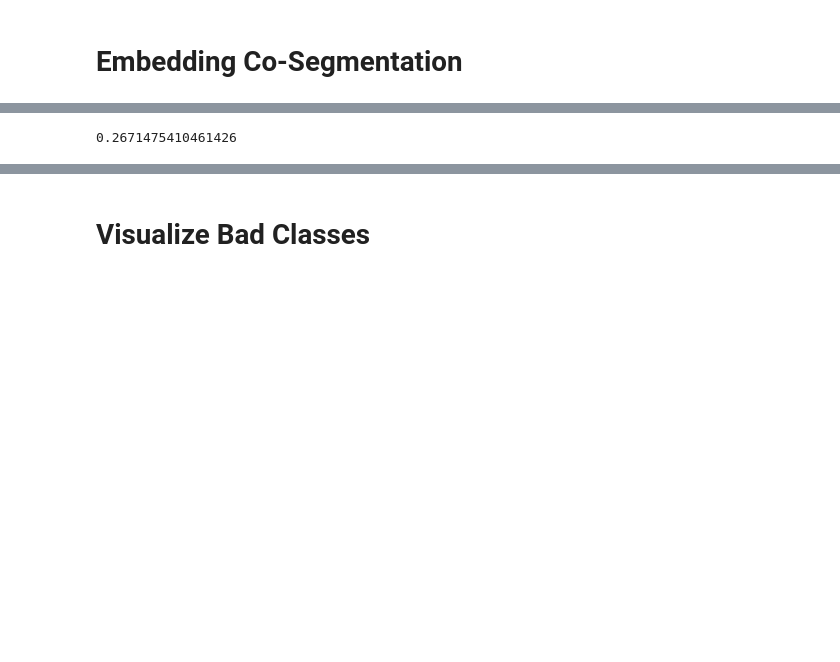
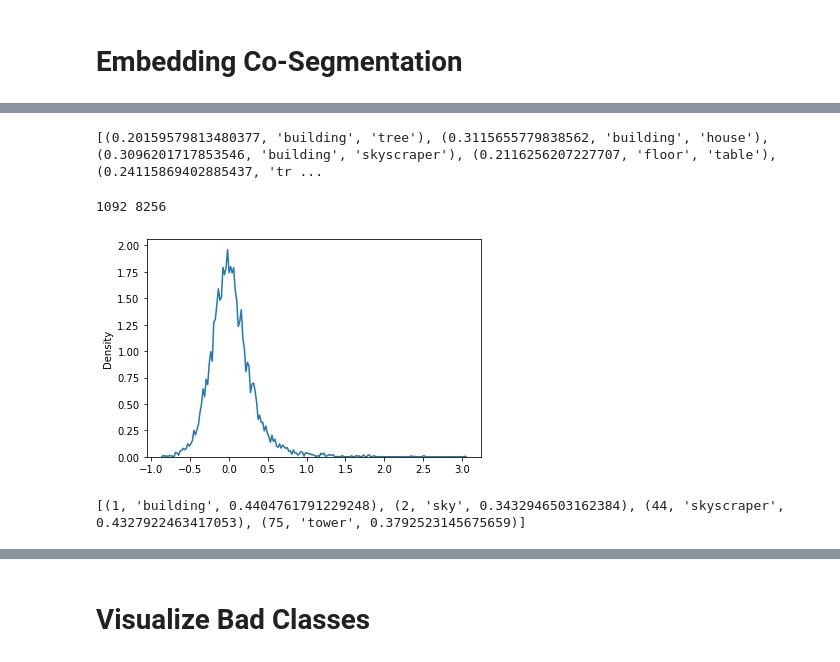
Before and after one commit to HaojunYu1998/LarvSeg, a Jupyter notebook: notebook/misc.ipynb, the cells around one changed output, grey strips where cells are left out. Cells and saved outputs as stored; diff of their text form; code cells hidden in the pictures; blank space fills up the shorter version.

```diff
--- a/notebook/misc.ipynb
+++ b/notebook/misc.ipynb
@@ -463,33 +549,95 @@ plt.show()
+# %%
+cls_emb = torch.load("cls_emb130.pth")
+# print(cls_emb.shape)
+cls_emb = cls_emb / cls_emb.norm(dim=-1, keepdim=True)
+cos = cls_emb @ cls_emb.T
+
+
+CLASSES130 = (
+        'wall', 'building', 'sky', 'floor', 'tree', 'ceiling', 'road',
+        'bed', 'windowpane', 'grass', 'cabinet', 'sidewalk', 'person', 'earth',
+        'door', 'table', 'mountain', 'plant', 'curtain', 'chair', 'car',
+        'water', 'sofa', 'shelf', 'house', 'mirror', 'rug', 'field',
+        'armchair', 'fence', 'desk', 'rock', 'wardrobe', 'lamp', 'bathtub',
+        'railing', 'cushion', 'base', 'box', 'column', 'chest of drawers', 'counter',
+        'sand', 'sink', 'skyscraper', 'fireplace', 'refrigerator', 'stairs', 'runway',
+        'case', 'pool table', 'screen door', 'river', 'bridge', 'bookcase', 'blind',
+        'coffee table', 'toilet', 'flower', 'book', 'hill', 'bench', 'stove',
+        'palm', 'kitchen island', 'computer', 'swivel chair', 'boat', 'bar', 'arcade machine',
+        'hovel', 'bus', 'towel', 'light', 'truck', 'tower', 'chandelier',
+        'awning', 'streetlight', 'booth', 'television receiver', 'airplane', 'dirt track', 'apparel',
+        'pole', 'bannister', 'ottoman', 'bottle', 'buffet', 'stage', 'van',
+        'ship', 'fountain', 'conveyer belt', 'canopy', 'washer', 'stool', 'basket',
+        'tent', 'bag', 'minibike', 'cradle', 'oven', 'ball', 'food',
+        'tank', 'trade name', 'microwave', 'pot', 'animal', 'bicycle', 'lake',
+        'dishwasher', 'blanket', 'sculpture', 'sconce', 'vase', 'traffic light', 'tray',
+        'ashcan', 'fan', 'pier', 'crt screen', 'plate', 'monitor', 'shower',
+        'radiator', 'glass', 'clock', 'flag')
+
+cos_list = [(float(cos[i,j]), CLASSES130[i], CLASSES130[j]) for i in range(1, len(cos)) for j in range(i+1,len(cos)) if float(cos[i,j]) > 0.2]
+# import seaborn as sns
+# sns.kdeplot([x[0] for x in cos_list], bw_adjust=0.1)
+# plt.show()
+print(cos_list)
+# %% [output]
+[(0.20159579813480377, 'building', 'tree'), (0.3115655779838562, 'building', 'house'), (0.3096201717853546, 'building', 'skyscraper'), (0.2116256207227707, 'floor', 'table'), (0.24115869402885437, 'tr ...
 # %%
 cls_score = torch.load(
-    "../work_dirs/20221019_vitb16_cosine_160k_bs16_coco171_in130_avgpool/cls_score_map_all20/canopy_n02951843_7858.pth"
+    "../work_dirs/20221019_vitb16_cosine_160k_bs16_coco171_in130_avgpool/cls_score_map_all20/building_n02913152_16645.pth"
 )
+clip_emb = torch.load("clip_vild_cls_emb130.pth")
+cls_emb = torch.load("cls_emb130.pth")
+cls_emb = cls_emb / cls_emb.norm(dim=-1, keepdim=True)
+cos = cls_emb @ cls_emb.T
+
+cos_list = [float(cos[i,j]) for i in range(1, len(cos)) for j in range(i+1,len(cos))]
+print(len([x for x in cos_list if x>0.3]), len(cos_list))
+sns.kdeplot(cos_list, bw_adjust=0.1)
+plt.show()
+# cls_score.shape
 # work_dirs/20221019_vitb16_cosine_160k_bs16_coco171_in130_avgpool/images20/canopy_n02951843_7858.png
-max_score = [float(cls_score[i].max()) for i in range(len(cls_score))]
+max_score = [float(cls_score[i].topk(2).values.mean()) for i in range(len(cls_score))]
 import matplotlib.pyplot as plt
 import seaborn as sns
+import copy
 
 CLASSES130 = (
         'wall', 'building', 'sky', 'floor', 'tree', 'ceiling', 'road',
         'bed', 'windowpane', 'grass', 'cabinet', 'sidewalk', 'person', 'earth',
         'door', 'table', 'mountain', 'plant', 'curtain', 'chair', 'car',
         'water', 'sofa', 'shelf', 'house', 'mirror', 'rug', 'field',
         'armchair', 'fence', 'desk', 'rock', 'wardrobe', 'lamp', 'bathtub',
         'railing', 'cushion', 'base', 'box', 'column', 'chest of drawers', 'counter',
         'sand', 'sink', 'skyscraper', 'fireplace', 'refrigerator', 'stairs', 'runway',
         'case', 'pool table', 'screen door', 'river', 'bridge', 'bookcase', 'blind',
         'coffee table', 'toilet', 'flower', 'book', 'hill', 'bench', 'stove',
         'palm', 'kitchen island', 'computer', 'swivel chair', 'boat', 'bar', 'arcade machine',
         'hovel', 'bus', 'towel', 'light', 'truck', 'tower', 'chandelier',
         'awning', 'streetlight', 'booth', 'television receiver', 'airplane', 'dirt track', 'apparel',
         'pole', 'bannister', 'ottoman', 'bottle', 'buffet', 'stage', 'van',
         'ship', 'fountain', 'conveyer belt', 'canopy', 'washer', 'stool', 'basket',
         'tent', 'bag', 'minibike', 'cradle', 'oven', 'ball', 'food',
         'tank', 'trade name', 'microwave', 'pot', 'animal', 'bicycle', 'lake',
         'dishwasher', 'blanket', 'sculpture', 'sconce', 'vase', 'traffic light', 'tray',
         'ashcan', 'fan', 'pier', 'crt screen', 'plate', 'monitor', 'shower',
         'radiator', 'glass', 'clock', 'flag')
-print(max_score[CLASSES130.index("tree")])
+# print(max_score[CLASSES130.index("sky")])
+# print(max_score[CLASSES130.index("building")])
+
+cls_ = [(i, CLASSES130[i], s) for i, s in enumerate(max_score) if s > 0.3]
+print(cls_)
+# cls_score_l = cls_score[CLASSES130.index("building")]
+# plt.imshow(cls_score_l.cpu().numpy())
+# plt.show()
+
+# cls_score_l_ = copy.deepcopy(cls_score_l)
+# thresh = cls_score_l_.mean() + cls_score_l_.std()
+# # print((cls_score_l_ < thresh).sum())
+# cls_score_l_[cls_score_l_ < thresh] = 0.0
+# plt.imshow(cls_score_l_.cpu().numpy())
+# plt.show()
 # sns.kdeplot(max_score)
 # %% [output]
-0.2671475410461426
+1092 8256
+[figure, added]
+[(1, 'building', 0.4404761791229248), (2, 'sky', 0.3432946503162384), (44, 'skyscraper', 0.4327922463417053), (75, 'tower', 0.3792523145675659)]
```
Also changed, not shown: parts of 5 cells of this notebook, 21 other files.
